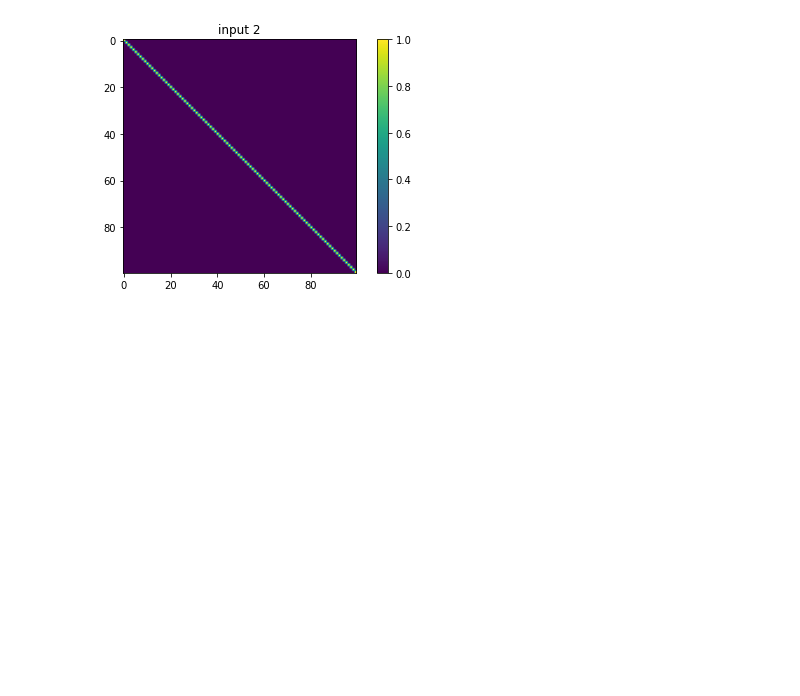
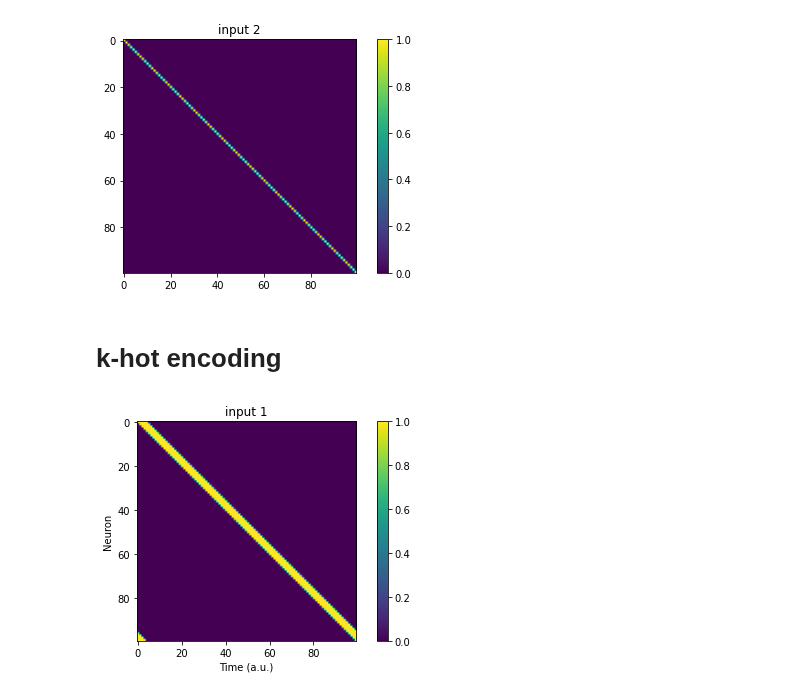
Before and after one commit to margotwagner/HCPrediction, a Jupyter notebook: notebooks/input-builder.ipynb, the cells around one changed output. Saved outputs shown, nothing was run; the diff lists cells and outputs as text; code cells hidden in the pictures; blank space fills up the shorter version.

Commit message:
finalized bash commands to run multiruns for k-hot initialization. build k-hot (5) and gaussian inputs to test

```diff
--- a/notebooks/input-builder.ipynb
+++ b/notebooks/input-builder.ipynb
@@ -133,3 +133,40 @@ plt.tight_layout()
 plt.show()
 # %% [output]
 [figure]
+# %% [markdown]
+# k-hot encoding
+# %%
+# parameters
+data_path = "../data/Ns100_SeqN100/"
+N, TotalSteps, T = 100, 2000, 100
+k = 5  # number of simultaneously active neurons
+
+active = (np.arange(TotalSteps) * N) // TotalSteps
+X = np.zeros((N, TotalSteps), dtype=np.float32)
+
+for t in range(TotalSteps):
+    idx = active[t]
+    # window size of k centered at idx, wrapping circularly
+    for offset in range(-(k - 1), 1):
+        X[(idx + offset) % N, t] = 1.0
+
+Select_T = np.arange(0, TotalSteps, np.int64(TotalSteps / T), dtype=int)
+tmp = X[:, Select_T].T[None, :, :]  # (1, T, N)
+X_mini = torch.tensor(tmp, dtype=torch.float32)
+torch.save(
+    {"X_mini": X_mini, "Target_mini": X_mini},
+    data_path + "Ns{}_SeqN{}_{}hot.pth.tar".format(N, T, k),
+)
+
+# plot and save plot
+plt.figure()
+plt.imshow(X_mini[0, :, :].T.numpy())
+plt.colorbar()
+plt.title("input 1")
+plt.ylabel("Neuron")
+plt.xlabel("Time (a.u.)")
+plt.tight_layout()
+plt.savefig(data_path + "Ns{}_SeqN{}_{}hot.png".format(N, T, k))
+plt.show()
+# %% [output]
+[figure, added]
```
Also changed, not shown: parts of 2 cells of this notebook, 2 other files.
